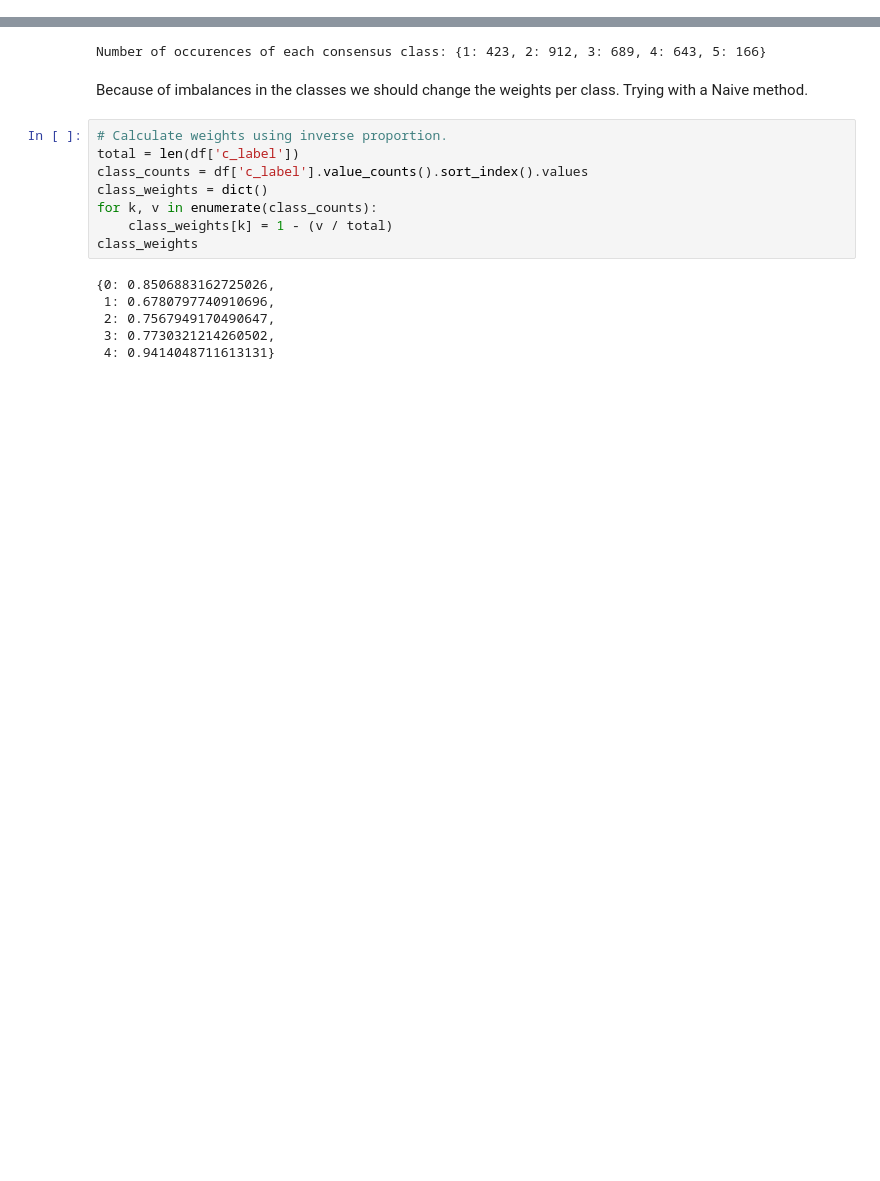
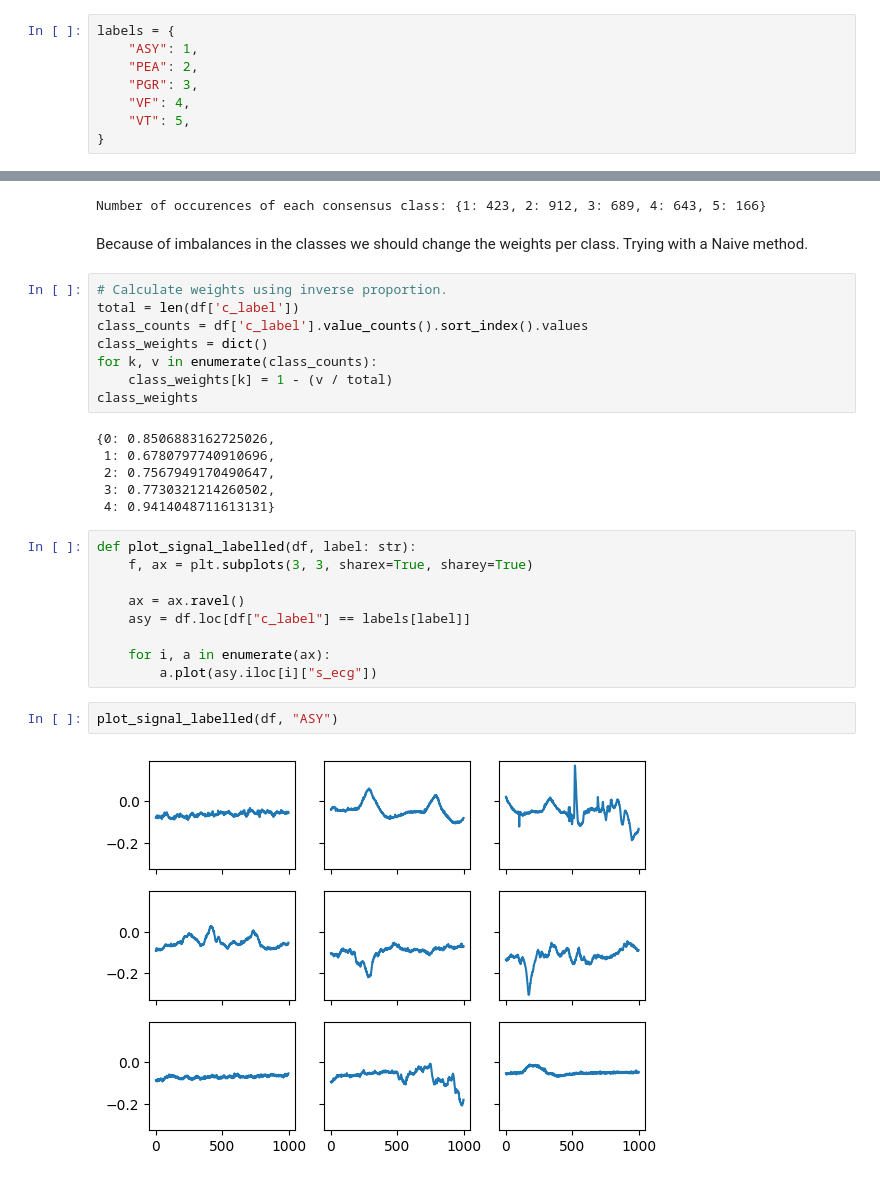
Before and after one commit to halli2/heart_rythm_interpretation, a Jupyter notebook: notebooks/data_vizualisation.ipynb, the cells around one changed output, grey strips where cells are left out. Cells and saved outputs as stored; diff of their text form; blank space fills up the shorter version.

```diff
--- a/notebooks/data_vizualisation.ipynb
+++ b/notebooks/data_vizualisation.ipynb
@@ -7,6 +10,14 @@ import pandas as pd
 import matplotlib.pyplot as plt
 import seaborn as sns
 import numpy as np
+# %%
+labels = {
+    "ASY": 1,
+    "PEA": 2,
+    "PGR": 3,
+    "VF": 4,
+    "VT": 5,
+}
 # %%
 path_cut_data = "/home/halli/ux/BMDLab/matlab/resprog/GUI/CleanCutsDL/"
 file_cut_data = "cutDataCinCTTI_rev_v2.mat"  # Name of the mat-file, containing the data
@@ -90,3 +98,16 @@ class_weights
  2: 0.7567949170490647,
  3: 0.7730321214260502,
  4: 0.9414048711613131}
+# %%
+def plot_signal_labelled(df, label: str):
+    f, ax = plt.subplots(3, 3, sharex=True, sharey=True)
+
+    ax = ax.ravel()
+    asy = df.loc[df["c_label"] == labels[label]]
+
+    for i, a in enumerate(ax):
+        a.plot(asy.iloc[i]["s_ecg"])
+# %%
+plot_signal_labelled(df, "ASY")
+# %% [output]
+[figure, added]
```
Also changed, not shown: parts of 11 cells of this notebook, 2 other files.
